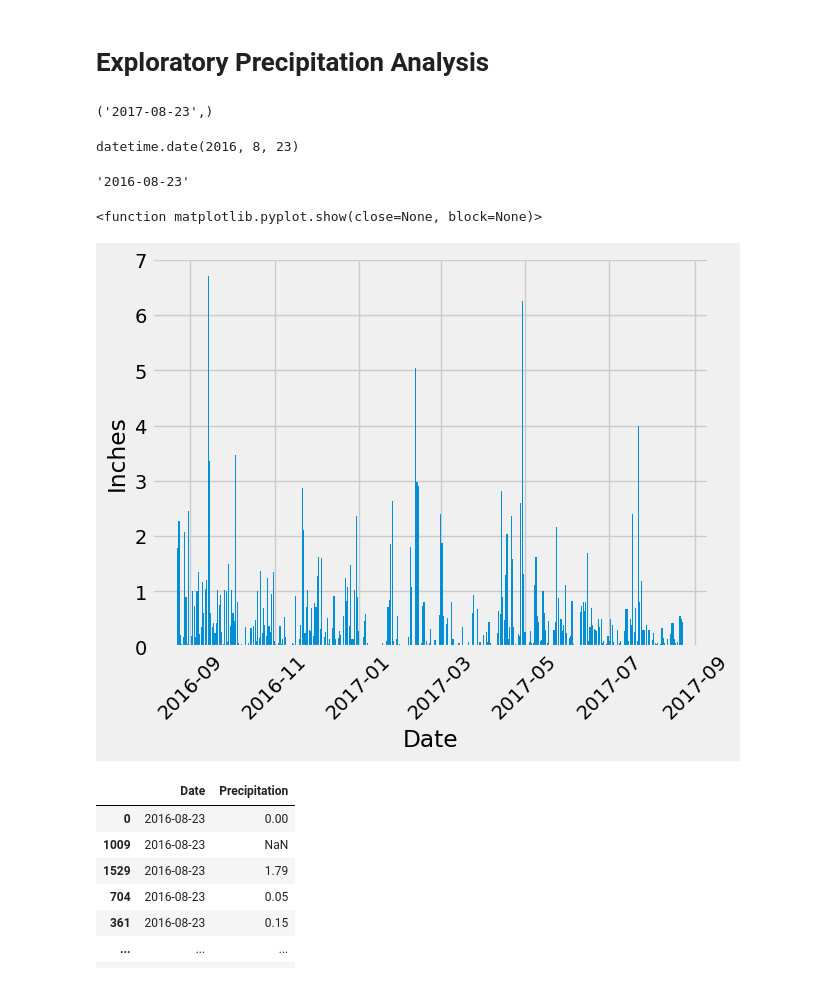
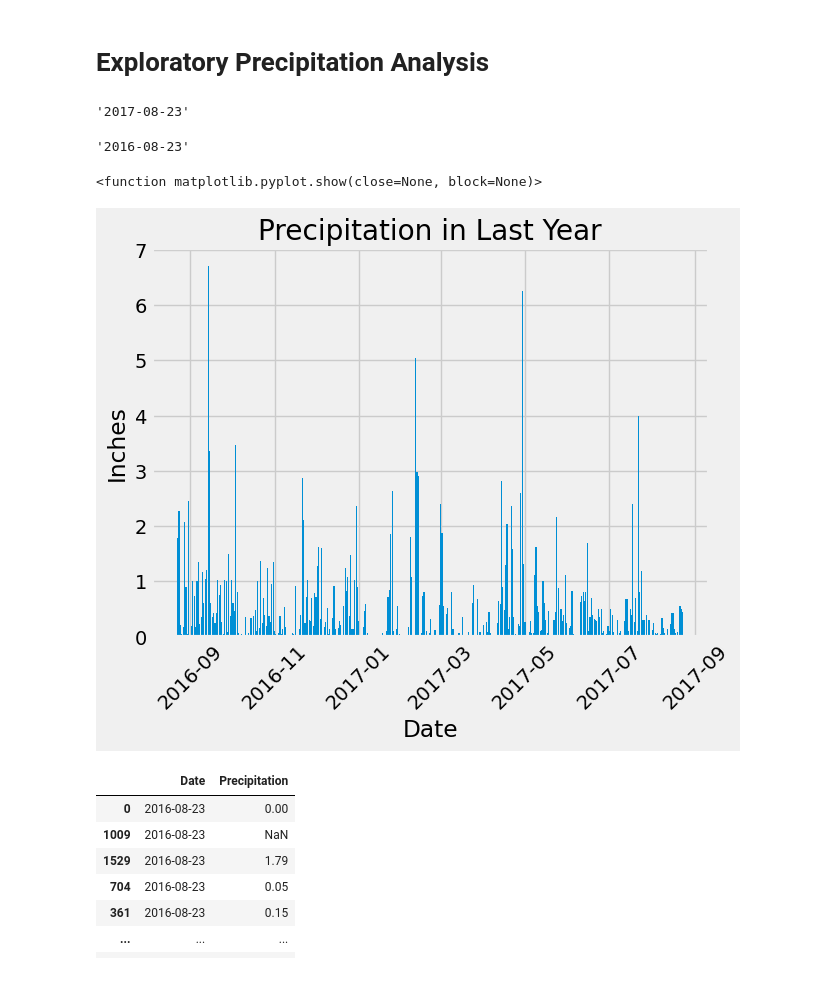
Before and after one commit to chris-yujin/sqlalchemy-challenge, a Jupyter notebook: Starter_Code/climate_starter.ipynb, the cells around one changed output. Cells and saved outputs as stored; diff of their text form; code cells hidden in the pictures.

```diff
--- a/Starter_Code/climate_starter.ipynb
+++ b/Starter_Code/climate_starter.ipynb
@@ -42,49 +42,51 @@ session = Session(engine)
 # Exploratory Precipitation Analysis
 # %%
 # Find the most recent date in the data set.
-session.query(measurement.date).order_by(measurement.date.desc()).first()
+latest_date = session.query(measurement.date).order_by(measurement.date.desc()).first()
+latest_date = latest_date[0]
+latest_date
 # %% [output]
-('2017-08-23',)
+'2017-08-23'
-# %%
-one_year = dt.date(2017,8,23)-dt.timedelta(days=365)
-one_year
-# %% [output]
-datetime.date(2016, 8, 23)
-# %%
-date_str = one_year.strftime('%Y-%m-%d')
-date_str
-# %% [output]
-'2016-08-23'
+# %%
+# Convert the string '2017-08-23' to a datetime object
+latest_date_datetime = dt.datetime.strptime(latest_date, '%Y-%m-%d')
+
+# Calculate one year before the latest date
+
+delta_date = latest_date_datetime-dt.timedelta(days=365)
+delta_date = delta_date.strftime('%Y-%m-%d')
+delta_date
+# %% [output]
+'2016-08-23'
 # %%
 # Design a query to retrieve the last 12 months of precipitation data and plot the results.
 # Starting from the most recent data point in the database.
 
-# Calculate the date one year from the last date in data set.
-dt.date(2017,8,23)-dt.timedelta(days=365)
+
 
 # Perform a query to retrieve the data and precipitation scores
 sel = [measurement.date, measurement.prcp]
 
-year = session.query(*sel).filter(measurement.date <= '2017-08-23', measurement.date >= date_str)
+year = session.query(*sel).filter(measurement.date <= latest_date, measurement.date >= delta_date)
 
 # Save the query results as a Pandas DataFrame. Explicitly set the column names
 df = pd.DataFrame(year, columns=['Date', 'Precipitation'])
 
 # Sort the dataframe by date
 sorted_df = df.sort_values(['Date'])
-## why do I need this line of code to clean the x axis of the bar graph?
 sorted_df["Date"] = pd.to_datetime(sorted_df["Date"])
 
 # Use Pandas Plotting with Matplotlib to plot the data
 plt.bar(sorted_df["Date"],sorted_df["Precipitation"])
 plt.locator_params(axis='x', nbins=10)
+plt.title('Precipitation in Last Year')
 plt.xticks(rotation=45)
 plt.xlabel("Date")
 plt.ylabel("Inches")
 plt.show
 # %% [output]
 <function matplotlib.pyplot.show(close=None, block=None)>
-[figure, old version]
+[figure, new version]
 # %%
 sorted_df["Date"] = pd.to_datetime(sorted_df["Date"])
 sorted_df
```
Also changed, not shown: parts of 9 cells of this notebook, 1 other file.
